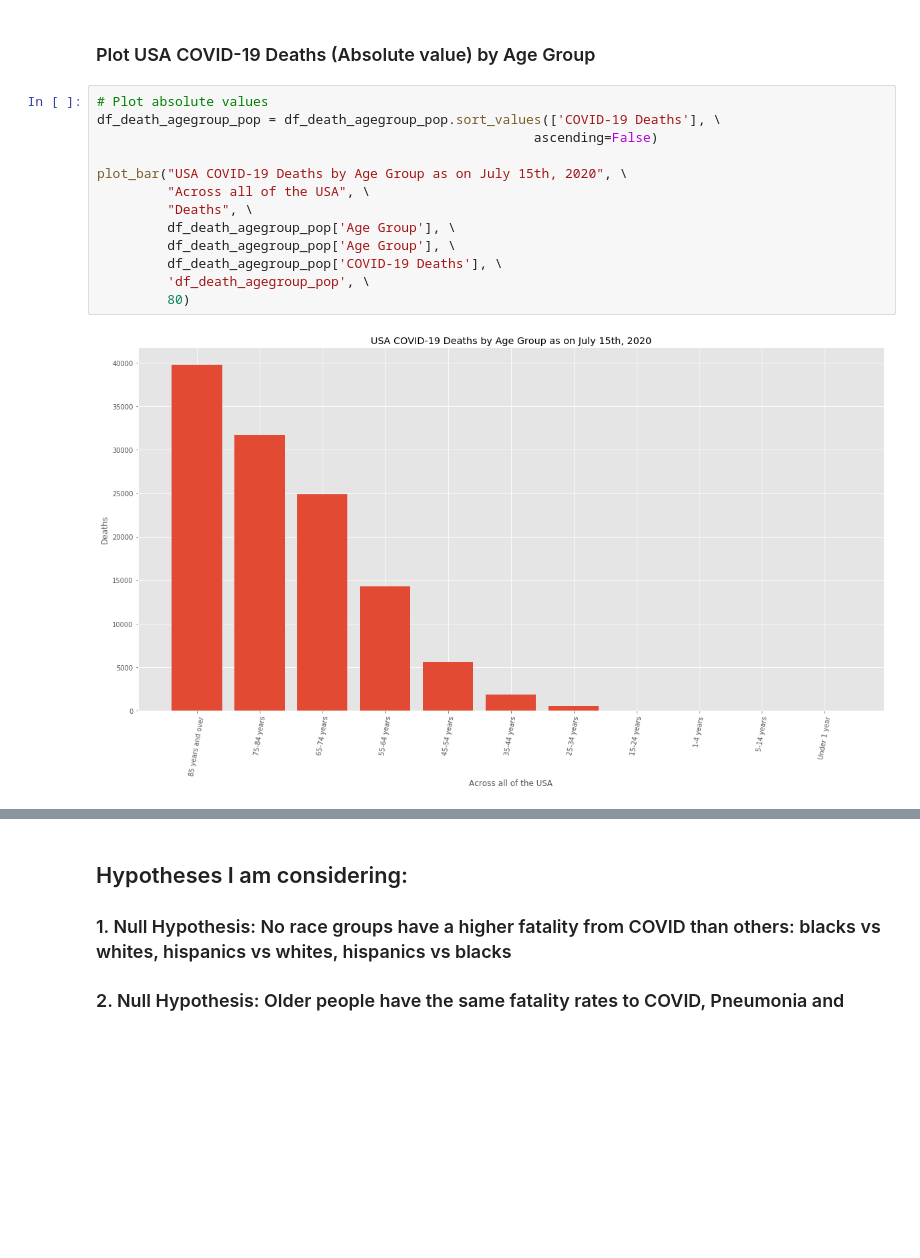
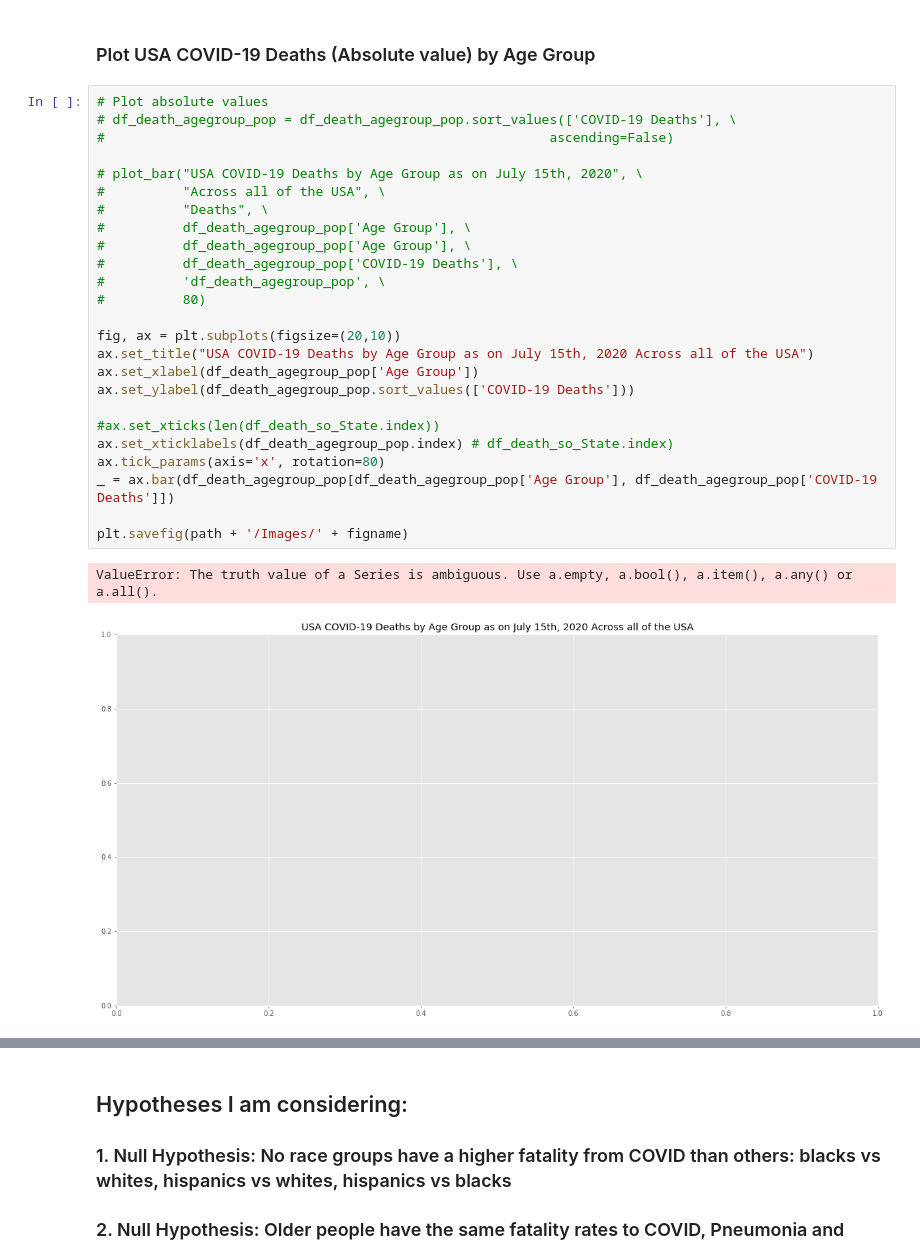
Before and after one commit to ArunMitra/COVID19-Deaths, a Jupyter notebook: Notebooks/COVID-deaths-USA.ipynb, the cells around one changed output, grey strips where cells are left out. Drawn from its saved outputs; the diff is of its cells as text; blank space fills up the shorter version.

```diff
--- a/Notebooks/COVID-deaths-USA.ipynb
+++ b/Notebooks/COVID-deaths-USA.ipynb
@@ -876,19 +880,32 @@ plot_bar("USA COVID-19 Deaths per Million Population by Age Group as on July 15t
 ### Plot USA COVID-19 Deaths (Absolute value) by Age Group
 # %%
 # Plot absolute values
-df_death_agegroup_pop = df_death_agegroup_pop.sort_values(['COVID-19 Deaths'], \
-                                                        ascending=False)
+# df_death_agegroup_pop = df_death_agegroup_pop.sort_values(['COVID-19 Deaths'], \
+#                                                         ascending=False)
 
-plot_bar("USA COVID-19 Deaths by Age Group as on July 15th, 2020", \
-         "Across all of the USA", \
-         "Deaths", \
-         df_death_agegroup_pop['Age Group'], \
-         df_death_agegroup_pop['Age Group'], \
-         df_death_agegroup_pop['COVID-19 Deaths'], \
-         'df_death_agegroup_pop', \
-         80)
+# plot_bar("USA COVID-19 Deaths by Age Group as on July 15th, 2020", \
+#          "Across all of the USA", \
+#          "Deaths", \
+#          df_death_agegroup_pop['Age Group'], \
+#          df_death_agegroup_pop['Age Group'], \
+#          df_death_agegroup_pop['COVID-19 Deaths'], \
+#          'df_death_agegroup_pop', \
+#          80)
+
+fig, ax = plt.subplots(figsize=(20,10))
+ax.set_title("USA COVID-19 Deaths by Age Group as on July 15th, 2020 Across all of the USA")
+ax.set_xlabel(df_death_agegroup_pop['Age Group'])
+ax.set_ylabel(df_death_agegroup_pop.sort_values(['COVID-19 Deaths']))
+
+#ax.set_xticks(len(df_death_so_State.index))
+ax.set_xticklabels(df_death_agegroup_pop.index) # df_death_so_State.index)
+ax.tick_params(axis='x', rotation=80)
+_ = ax.bar(df_death_agegroup_pop[df_death_agegroup_pop['Age Group'], df_death_agegroup_pop['COVID-19 Deaths']])
+
+plt.savefig(path + '/Images/' + figname)
 # %% [output]
+ValueError: The truth value of a Series is ambiguous. Use a.empty, a.bool(), a.item(), a.any() or a.all().
-[figure, old version]
+[figure, new version]
 # %%
 # Show all the numbers
 df_death_agegroup_pop
```
Also changed, not shown: parts of 15 cells of this notebook, 9 other files.
